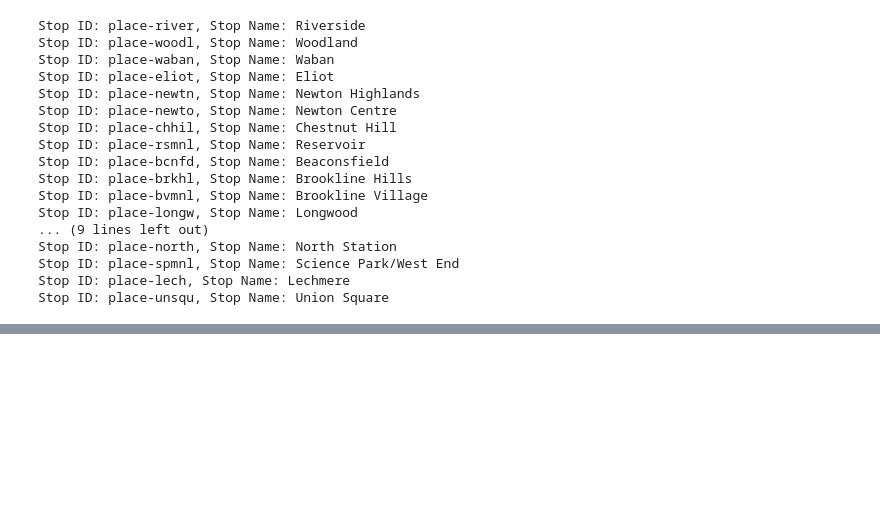
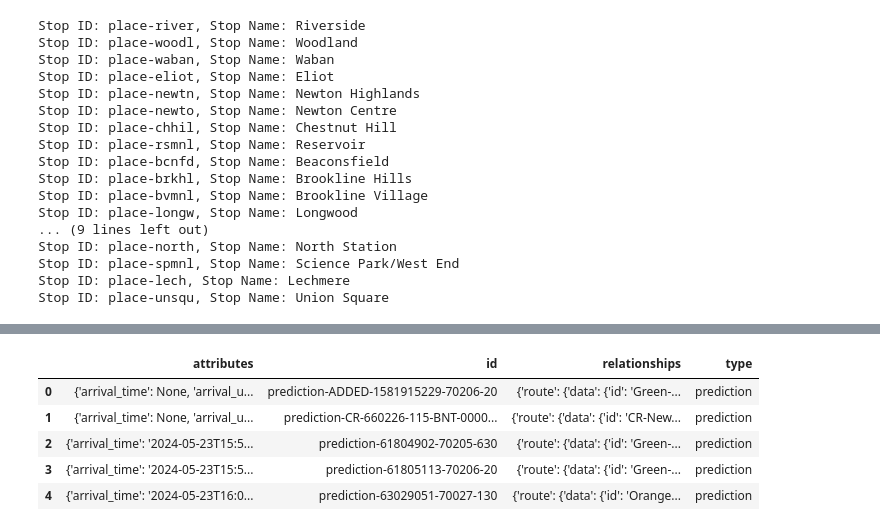
Before and after one commit to sean-r-duffy/tracking-the-t, a Jupyter notebook: eda.ipynb, the cells around one changed output, grey strips where cells are left out. Saved outputs shown, nothing was run; the diff lists cells and outputs as text; code cells hidden in the pictures; blank space fills up the shorter version.

```diff
--- a/eda.ipynb
+++ b/eda.ipynb
@@ -82,0 +87,9 @@ response1['data'][0]
+# %%
+test_preds.head()
+# %% [output]
+|  | attributes | id | relationships | type |
+| 0 | {'arrival_time': None, 'arrival_u... | prediction-ADDED-1581915229-70206-20 | {'route': {'data': {'id': 'Green-... | prediction |
+| 1 | {'arrival_time': None, 'arrival_u... | prediction-CR-660226-115-BNT-0000... | {'route': {'data': {'id': 'CR-New... | prediction |
+| 2 | {'arrival_time': '2024-05-23T15:5... | prediction-61804902-70205-630 | {'route': {'data': {'id': 'Green-... | prediction |
+| 3 | {'arrival_time': '2024-05-23T15:5... | prediction-61805113-70206-20 | {'route': {'data': {'id': 'Green-... | prediction |
+| 4 | {'arrival_time': '2024-05-23T16:0... | prediction-63029051-70027-130 | {'route': {'data': {'id': 'Orange... | prediction |
```
Also changed, not shown: parts of 19 cells of this notebook, 2 other files.
